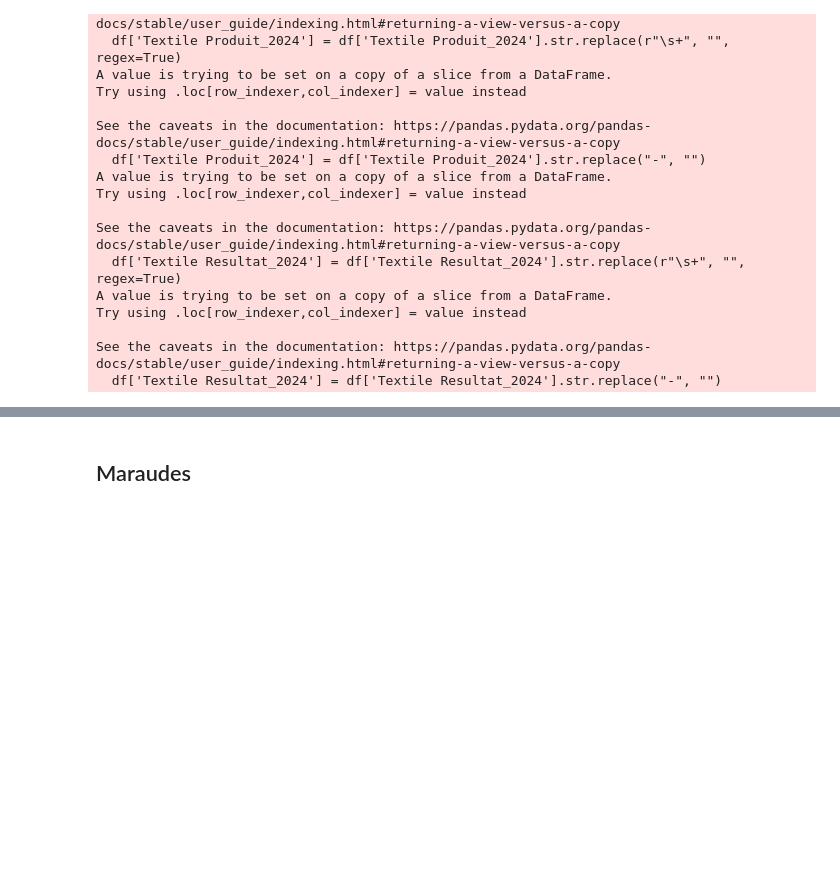
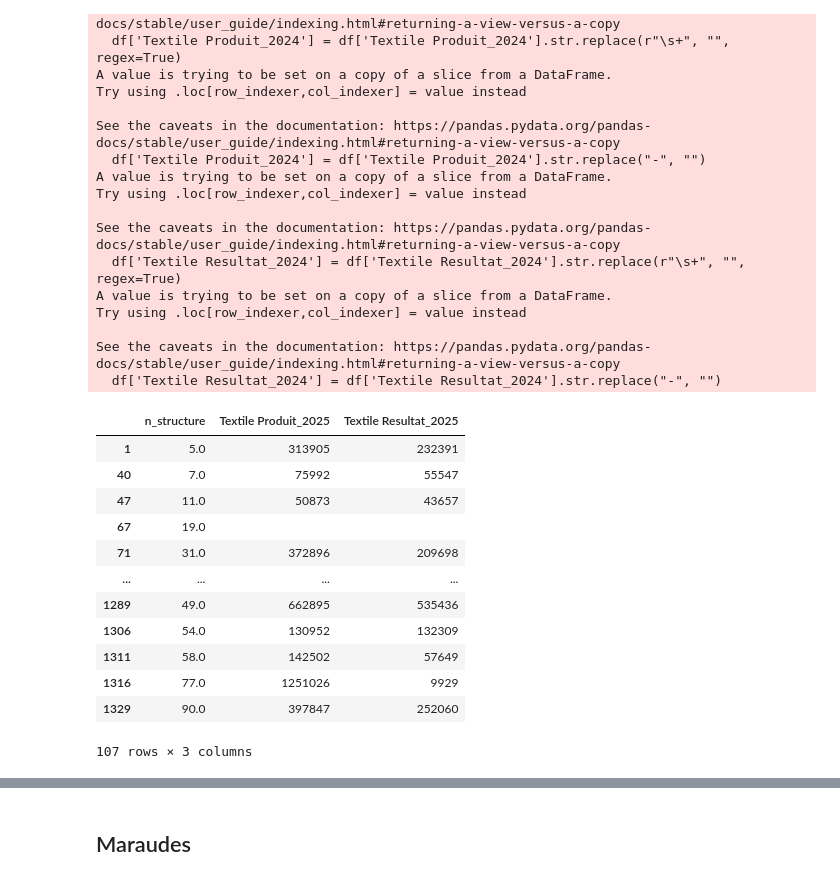
Before and after one commit to Croix-rouge-test/Code-PAT, a Jupyter notebook: Code_CSA.ipynb, the cells around one changed output, grey strips where cells are left out. Cells and saved outputs as stored; diff of their text form; code cells hidden in the pictures; blank space fills up the shorter version.

```diff
--- a/Code_CSA.ipynb
+++ b/Code_CSA.ipynb
@@ -617,3 +613,19 @@ Try using .loc[row_indexer,col_indexer] = value instead
 
 See the caveats in the documentation: https://pandas.pydata.org/pandas-docs/stable/user_guide/indexing.html#returning-a-view-versus-a-copy
   df['Textile Resultat_2024'] = df['Textile Resultat_2024'].str.replace("-", "")
+# %%
+df_raw_ProdResTextile
+# %% [output]
+|  | n_structure | Textile Produit_2025 | Textile Resultat_2025 |
+| 1 | 5.0 | 313905 | 232391 |
+| 40 | 7.0 | 75992 | 55547 |
+| 47 | 11.0 | 50873 | 43657 |
+| 67 | 19.0 |  |  |
+| 71 | 31.0 | 372896 | 209698 |
+| ... | ... | ... | ... |
+| 1289 | 49.0 | 662895 | 535436 |
+| 1306 | 54.0 | 130952 | 132309 |
+| 1311 | 58.0 | 142502 | 57649 |
+| 1316 | 77.0 | 1251026 | 9929 |
+| 1329 | 90.0 | 397847 | 252060 |
+107 rows × 3 columns
```
Also changed, not shown: parts of 26 cells of this notebook.
